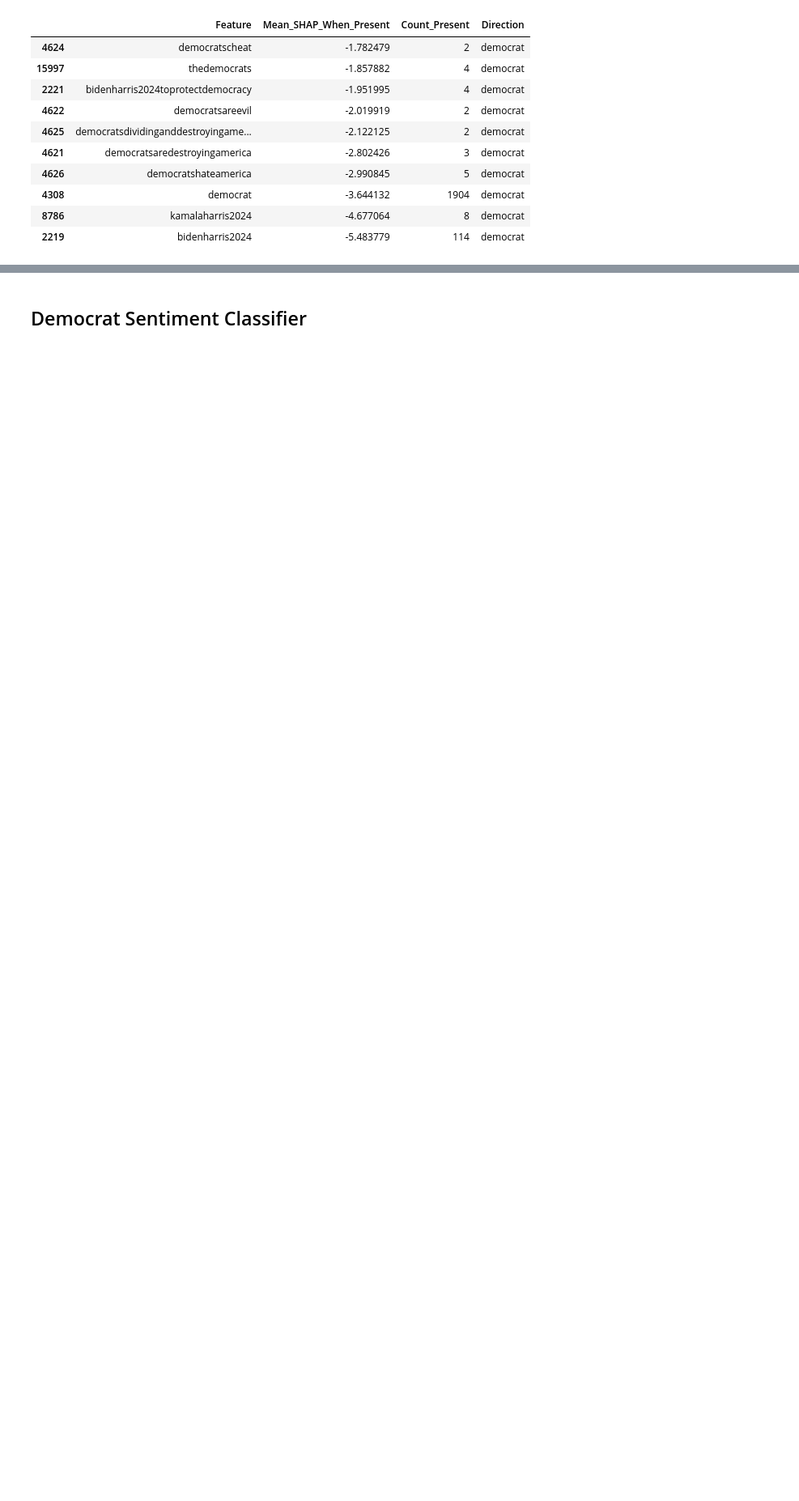
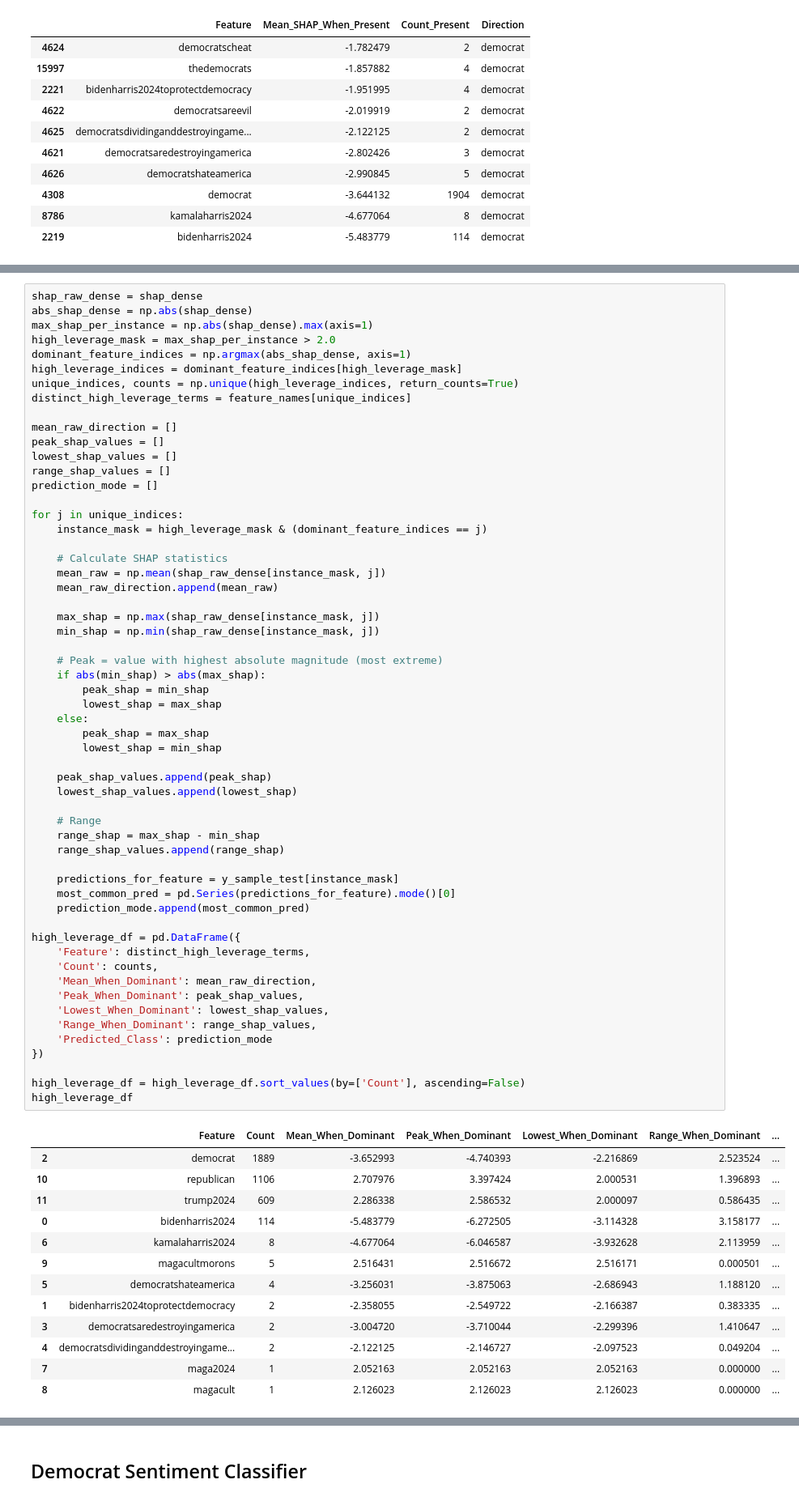
Before and after one commit to Birkbeck/msc-project-source-code-files-24-25-tayyib-saddique, a Jupyter notebook: x_processing/shap.ipynb, the cells around one changed output, grey strips where cells are left out. Shown at 81% size. Saved outputs shown, nothing was run; the diff lists cells and outputs as text; blank space fills up the shorter version.

```diff
--- a/x_processing/shap.ipynb
+++ b/x_processing/shap.ipynb
@@ -360,0 +253,71 @@ Model Performance:
+# %%
+shap_raw_dense = shap_dense
+abs_shap_dense = np.abs(shap_dense)
+max_shap_per_instance = np.abs(shap_dense).max(axis=1)
+high_leverage_mask = max_shap_per_instance > 2.0
+dominant_feature_indices = np.argmax(abs_shap_dense, axis=1)
+high_leverage_indices = dominant_feature_indices[high_leverage_mask]
+unique_indices, counts = np.unique(high_leverage_indices, return_counts=True)
+distinct_high_leverage_terms = feature_names[unique_indices]
+
+mean_raw_direction = []
+peak_shap_values = []
+lowest_shap_values = []
+range_shap_values = []
+prediction_mode = []
+
+for j in unique_indices:
+    instance_mask = high_leverage_mask & (dominant_feature_indices == j)
+
+    # Calculate SHAP statistics
+    mean_raw = np.mean(shap_raw_dense[instance_mask, j])
+    mean_raw_direction.append(mean_raw)
+
+    max_shap = np.max(shap_raw_dense[instance_mask, j])
+    min_shap = np.min(shap_raw_dense[instance_mask, j])
+
+    # Peak = value with highest absolute magnitude (most extreme)
+    if abs(min_shap) > abs(max_shap):
+        peak_shap = min_shap
+        lowest_shap = max_shap
+    else:
+        peak_shap = max_shap
+        lowest_shap = min_shap
+
+    peak_shap_values.append(peak_shap)
+    lowest_shap_values.append(lowest_shap)
+
+    # Range
+    range_shap = max_shap - min_shap
+    range_shap_values.append(range_shap)
+
+    predictions_for_feature = y_sample_test[instance_mask]
+    most_common_pred = pd.Series(predictions_for_feature).mode()[0]
+    prediction_mode.append(most_common_pred)
+
+high_leverage_df = pd.DataFrame({
+    'Feature': distinct_high_leverage_terms,
+    'Count': counts,
+    'Mean_When_Dominant': mean_raw_direction,
+    'Peak_When_Dominant': peak_shap_values,
+    'Lowest_When_Dominant': lowest_shap_values,
+    'Range_When_Dominant': range_shap_values,
+    'Predicted_Class': prediction_mode
+})
+
+high_leverage_df = high_leverage_df.sort_values(by=['Count'], ascending=False)
+high_leverage_df
+# %% [output]
+|  | Feature | Count | Mean_When_Dominant | Peak_When_Dominant | Lowest_When_Dominant | Range_When_Dominant | ... |
+| 2 | democrat | 1889 | -3.652993 | -4.740393 | -2.216869 | 2.523524 | ... |
+| 10 | republican | 1106 | 2.707976 | 3.397424 | 2.000531 | 1.396893 | ... |
+| 11 | trump2024 | 609 | 2.286338 | 2.586532 | 2.000097 | 0.586435 | ... |
+| 0 | bidenharris2024 | 114 | -5.483779 | -6.272505 | -3.114328 | 3.158177 | ... |
+| 6 | kamalaharris2024 | 8 | -4.677064 | -6.046587 | -3.932628 | 2.113959 | ... |
+| 9 | magacultmorons | 5 | 2.516431 | 2.516672 | 2.516171 | 0.000501 | ... |
+| 5 | democratshateamerica | 4 | -3.256031 | -3.875063 | -2.686943 | 1.188120 | ... |
+| 1 | bidenharris2024toprotectdemocracy | 2 | -2.358055 | -2.549722 | -2.166387 | 0.383335 | ... |
+| 3 | democratsaredestroyingamerica | 2 | -3.004720 | -3.710044 | -2.299396 | 1.410647 | ... |
+| 4 | democratsdividinganddestroyingame... | 2 | -2.122125 | -2.146727 | -2.097523 | 0.049204 | ... |
+| 7 | maga2024 | 1 | 2.052163 | 2.052163 | 2.052163 | 0.000000 | ... |
+| 8 | magacult | 1 | 2.126023 | 2.126023 | 2.126023 | 0.000000 | ... |
```
Also changed, not shown: parts of 28 cells of this notebook.
